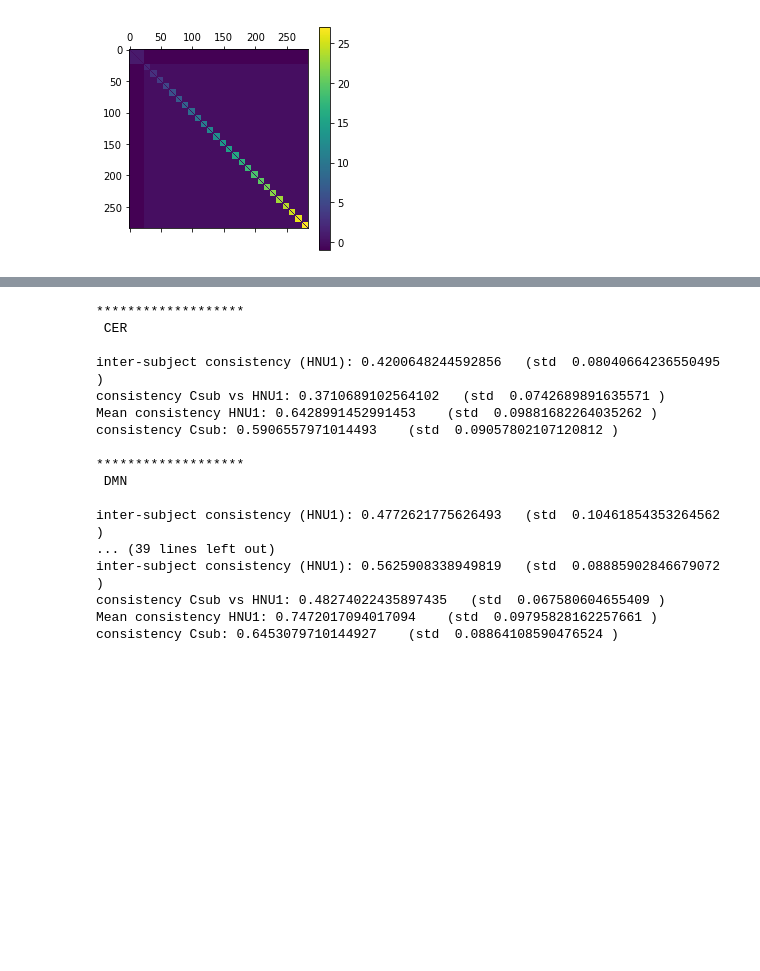
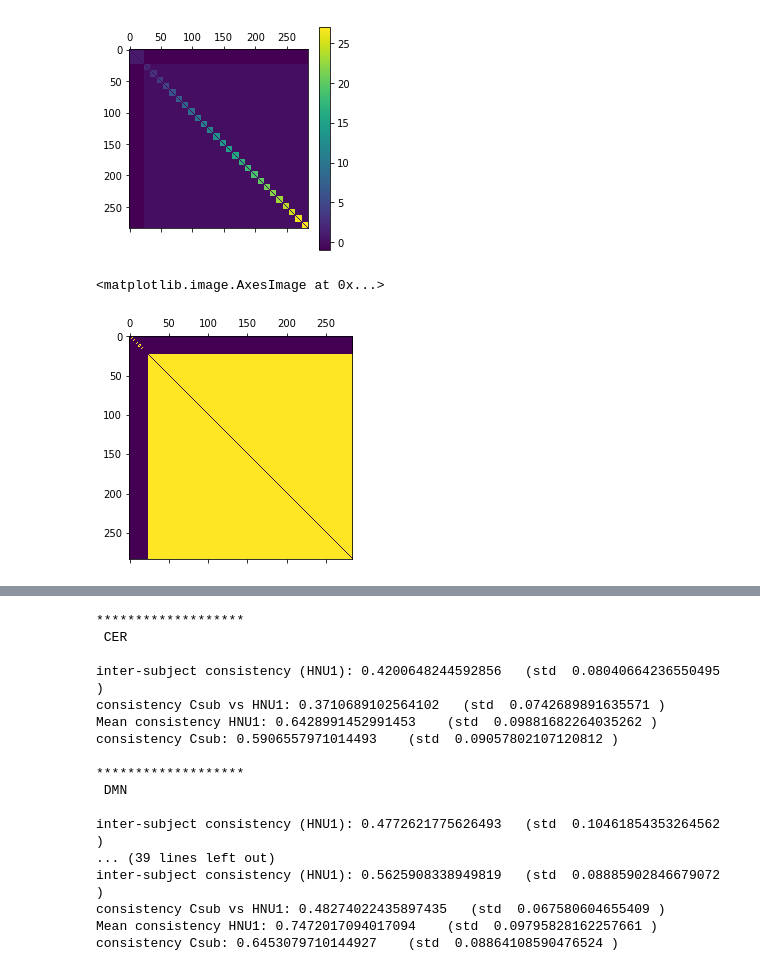
Before and after one commit to SIMEXP/cdip_human_phantom, a Jupyter notebook: notebooks/stats_fingerprinting.ipynb, the cells around one changed output, grey strips where cells are left out. Drawn from its saved outputs; the diff is of its cells as text; code cells hidden in the pictures; blank space fills up the shorter version.

```diff
--- a/notebooks/stats_fingerprinting.ipynb
+++ b/notebooks/stats_fingerprinting.ipynb
@@ -57,0 +61,2 @@ np.sum(data.network=='MOT')
+# %%
+mask_within_site = data.site_label_concat == data.site_label+data.site_label
@@ -57,0 +65,2 @@ np.sum(data.network=='MOT')
+# %%
+mask_within_scanner = (data.scanner1 == data.scanner2) & ~mask_within_site
@@ -58,3 +70,5 @@ np.sum(data.network=='MOT')
+# %%
+mask_between_scanner = data.scanner1 != data.scanner2
 # %% [markdown]
 # Building similarity matrix
 ## Spatial similarity
@@ -66,22 +80,28 @@ for net in list_net:
     print("%s" % net)
     all_comp[net] = np.zeros([list_id.size,list_id.size])
     all_subj[net] = np.zeros([list_id.size,list_id.size])
+    all_within_site = np.zeros([list_id.size,list_id.size])
+    all_within_scanner = np.zeros([list_id.size,list_id.size])
+    all_between_scanner = np.zeros([list_id.size,list_id.size])
     flat_comp = data[:][data.network==net]
     flat_comp.index = range(flat_comp.shape[0])
     for ll in range(flat_comp.shape[0]):
-
         # find the linear index corresponding to each exam ID
         ind1 = np.where(list_id==flat_comp.id1[ll])
         ind2 = np.where(list_id==flat_comp.id2[ll])
-
         # Simply copy over the inter-scan consistency measures in matrix form
         all_comp[net][ind1,ind2] = flat_comp.correlation[ll]
         all_comp[net][ind2,ind1] = all_comp[net][ind1,ind2]
-
+        # copy the values of the site and scanner masks
+        all_within_site[ind1,ind2] = mask_within_site[ll]
+        all_within_site[ind2,ind1] = all_within_site[ind1,ind2]
+        all_within_scanner[ind1,ind2] = mask_within_scanner[ll]
+        all_within_scanner[ind2,ind1] = all_within_scanner[ind1,ind2]
+        all_between_scanner[ind1,ind2] = mask_between_scanner[ll]
+        all_between_scanner[ind2,ind1] = all_between_scanner[ind1,ind2]
         # Extract subject IDs
         subject1 = flat_comp.subject1[ll]
         subject2 = flat_comp.subject2[ll]
-
         # Now encode the intra- inter- subject comparisons
         ind_subj = np.where(list_subject==subject1)
         if subject1 == subject2:
@@ -115,3 +135,8 @@ plt.colorbar()
 # %% [output]
 <matplotlib.colorbar.Colorbar at 0x...>
 [figure]
+# %%
+plt.matshow(all_within_site)
+# %% [output]
+<matplotlib.image.AxesImage at 0x...>
+[figure, added]
```
Also changed, not shown: parts of 16 cells of this notebook.
